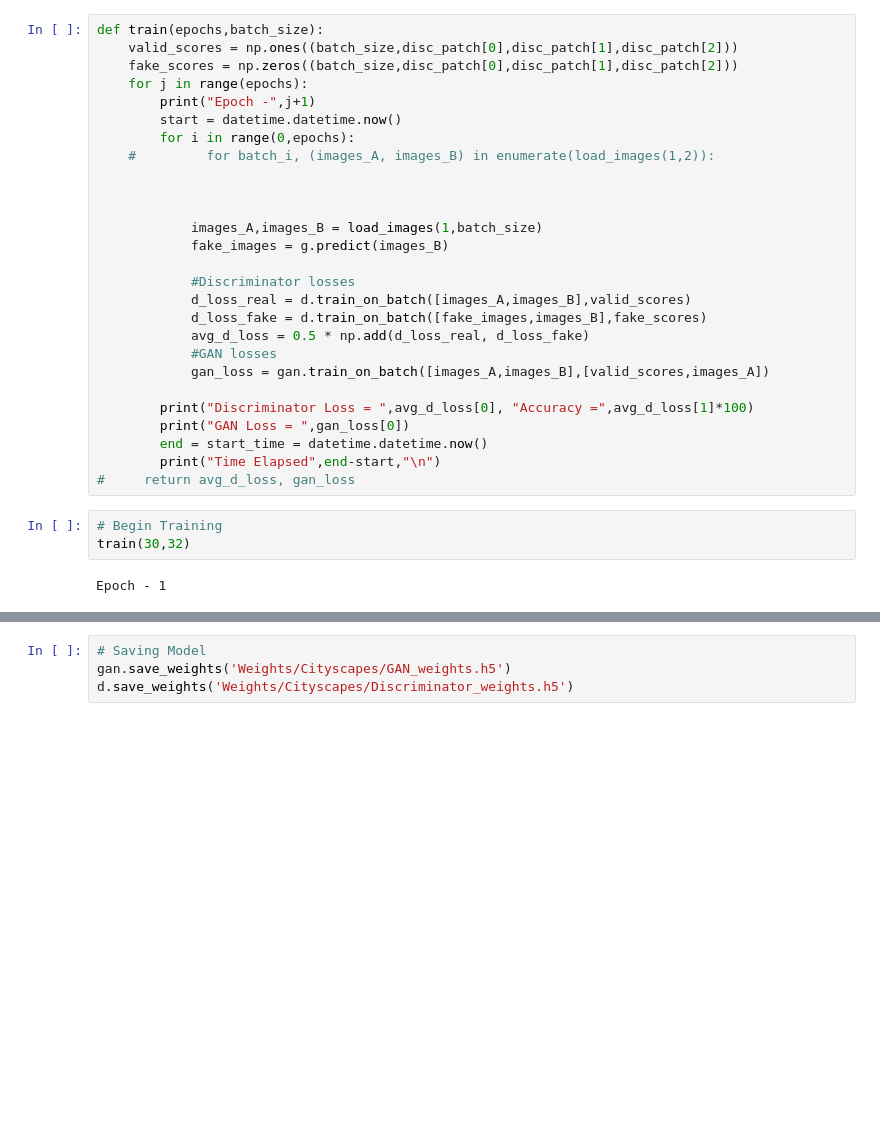
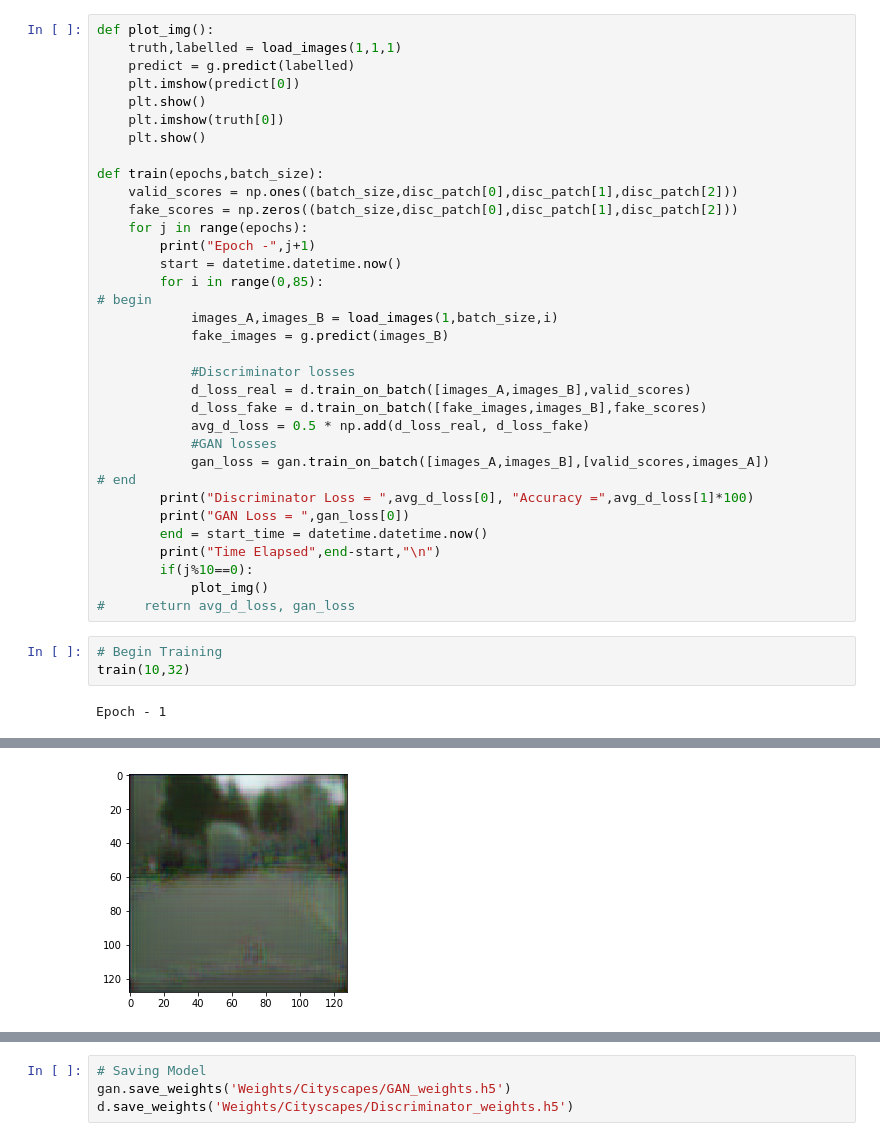
Before and after one commit to killerB97/Image-to-Image-Translation-Using-CGAN, a Jupyter notebook: pix2pixGAN.ipynb, the cells around one changed output, grey strips where cells are left out. Drawn from its saved outputs; the diff is of its cells as text; blank space fills up the shorter version.

```diff
--- a/pix2pixGAN.ipynb
+++ b/pix2pixGAN.ipynb
@@ -174,18 +201,23 @@ Trainable params: 38,688,899
 Non-trainable params: 2,776,769
 __________________________________________________________________________________________________
 # %%
+def plot_img():
+    truth,labelled = load_images(1,1,1)
+    predict = g.predict(labelled)
+    plt.imshow(predict[0])
+    plt.show()
+    plt.imshow(truth[0])
+    plt.show()
+
 def train(epochs,batch_size):
     valid_scores = np.ones((batch_size,disc_patch[0],disc_patch[1],disc_patch[2]))
     fake_scores = np.zeros((batch_size,disc_patch[0],disc_patch[1],disc_patch[2]))
     for j in range(epochs):
         print("Epoch -",j+1)
         start = datetime.datetime.now()
-        for i in range(0,epochs):
-    #         for batch_i, (images_A, images_B) in enumerate(load_images(1,2)):
-
-
-
-            images_A,images_B = load_images(1,batch_size)
+        for i in range(0,85):
+# begin
+            images_A,images_B = load_images(1,batch_size,i)
             fake_images = g.predict(images_B)
 
             #Discriminator losses
@@ -194,14 +226,16 @@ def train(epochs,batch_size):
             avg_d_loss = 0.5 * np.add(d_loss_real, d_loss_fake)
             #GAN losses
             gan_loss = gan.train_on_batch([images_A,images_B],[valid_scores,images_A])
-
+# end
         print("Discriminator Loss = ",avg_d_loss[0], "Accuracy =",avg_d_loss[1]*100)
         print("GAN Loss = ",gan_loss[0])
         end = start_time = datetime.datetime.now()
         print("Time Elapsed",end-start,"\n")
+        if(j%10==0):
+            plot_img()
 #     return avg_d_loss, gan_loss
 # %%
 # Begin Training
-train(30,32)
+train(10,32)
 # %% [output]
 Epoch - 1
@@ -224,0 +245 @@ Epoch - 6
+[figure, added]
```
Also changed, not shown: parts of 8 cells of this notebook.
